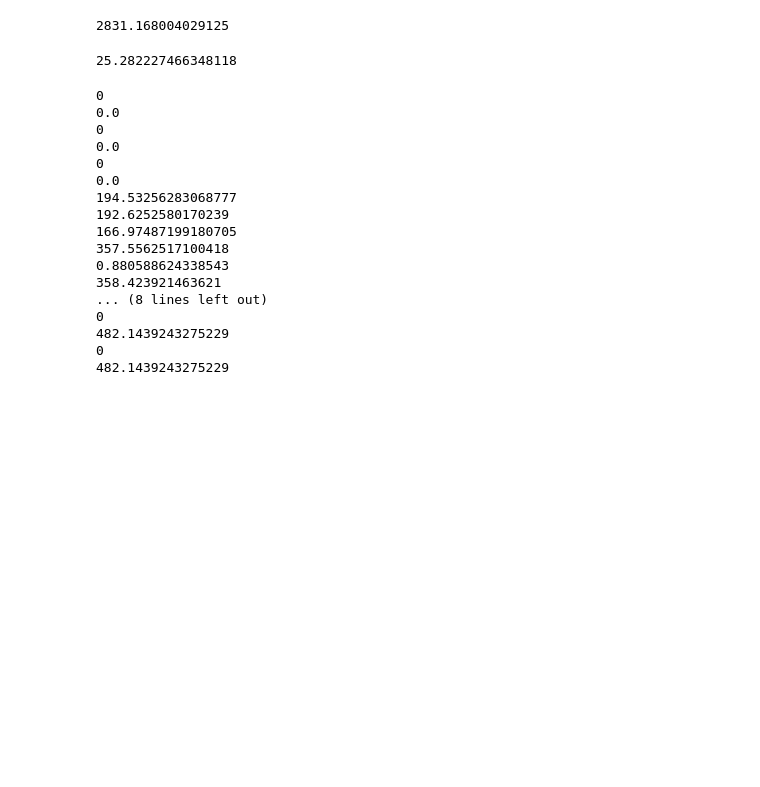
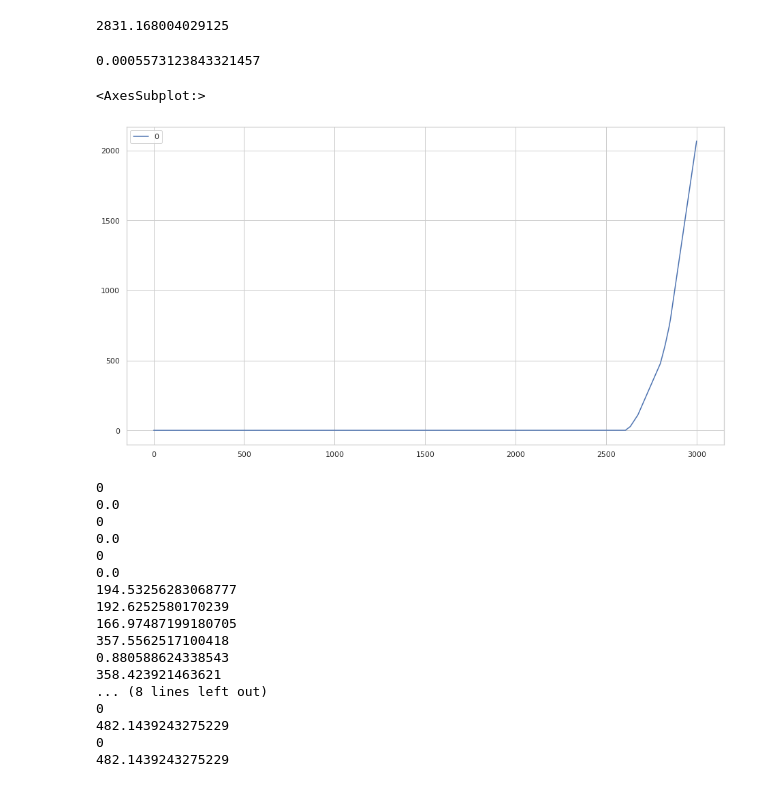
Before and after one commit to Carlosleono/Prueba_modelo_QEnergy, a Jupyter notebook: notebooks/2_Prediccion_temperatura_y_cobertura.ipynb, the cells around one changed output. Cells and saved outputs as stored; diff of their text form; code cells hidden in the pictures; blank space fills up the shorter version.

```diff
--- a/notebooks/2_Prediccion_temperatura_y_cobertura.ipynb
+++ b/notebooks/2_Prediccion_temperatura_y_cobertura.ipynb
@@ -453,8 +455,21 @@ def prima(df, k, tasa):
     return suma
 # %%
-prima(demanda_mensual_comercializadora,2631,tasa_descuento)
+prima(demanda_mensual_comercializadora,2605.468,tasa_descuento)
 # %% [output]
-25.282227466348118
+0.0005573123843321457
+# %%
+primas = []
+for i in range(0, 3000):
+
+    suma = prima(demanda_mensual_comercializadora,i,tasa_descuento)
+    primas.append(suma)
+# %%
+calculo_primas = pd.DataFrame(primas)
+# %%
+calculo_primas.plot()
+# %% [output]
+<AxesSubplot:>
+[figure, added]
 # %%
 k=2800
 suma= 0
```
Also changed, not shown: parts of 5 cells of this notebook, 1 other file.
